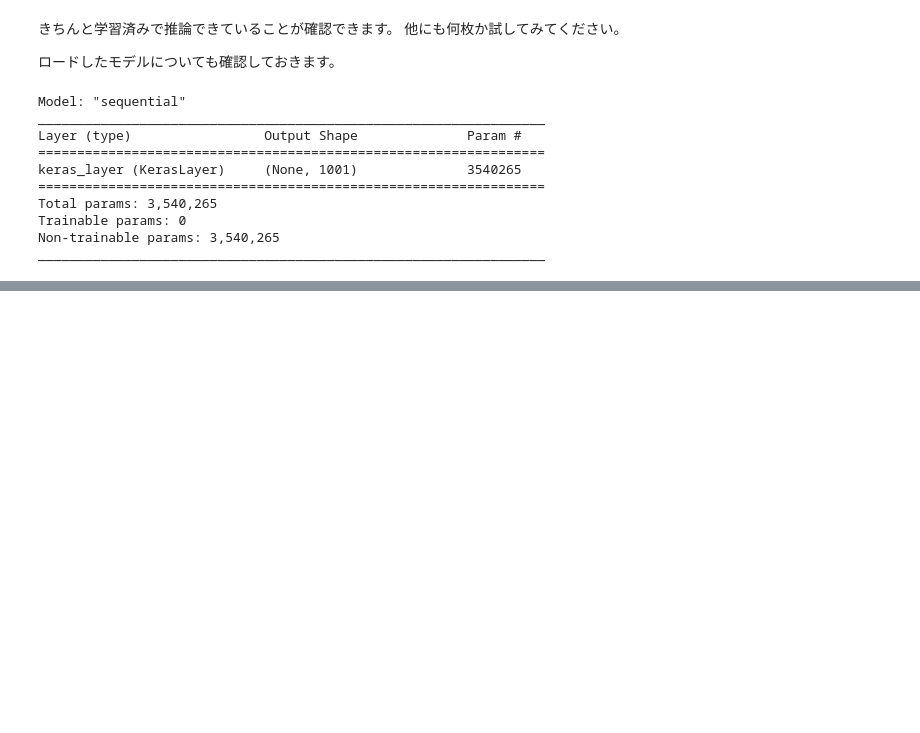
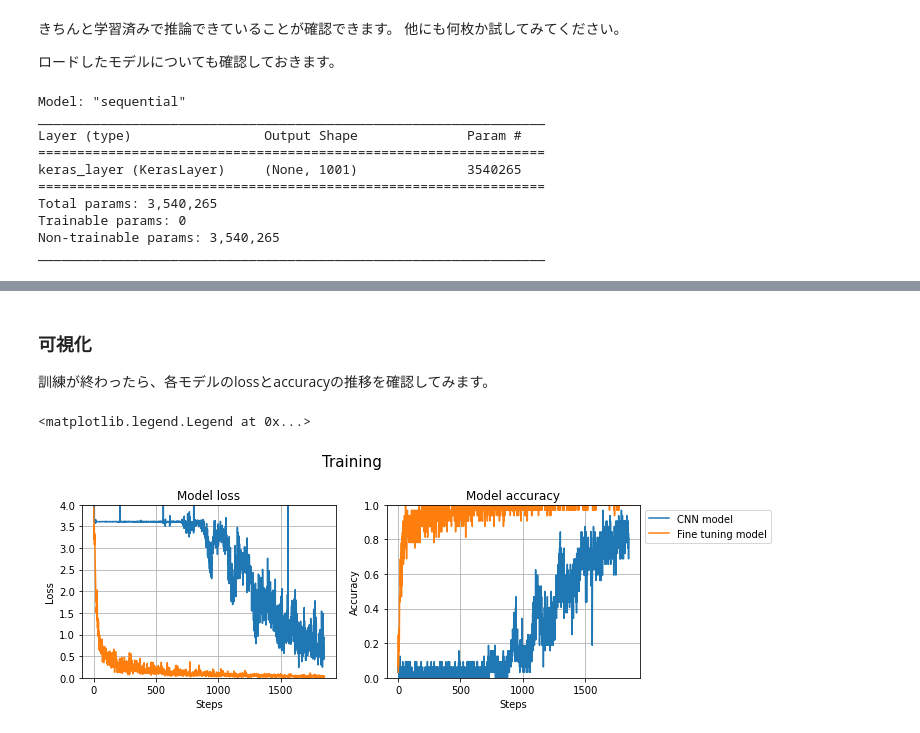
Before and after one commit to HidetakaKojo/machine-learning-notebooks, a Jupyter notebook: solutions/04_fine_tuning/04_fine_tuning.ipynb, the cells around one changed output, grey strips where cells are left out. Saved outputs shown, nothing was run; the diff lists cells and outputs as text; code cells hidden in the pictures; blank space fills up the shorter version.

Commit message:
update fine tuning solution

```diff
--- a/solutions/04_fine_tuning/04_fine_tuning.ipynb
+++ b/solutions/04_fine_tuning/04_fine_tuning.ipynb
@@ -226,0 +343,19 @@ plt.plot(batch_stats_callback.batch_acc)
+# %%
+class CollectBatchStats(tf.keras.callbacks.Callback):
+    def __init__(self):
+        self.batch_losses = []
+        self.batch_acc = []
+        self.epoch_val_losses = []
+        self.epoch_val_acc = []
+    def on_train_batch_end(self, batch, logs=None):
+        self.batch_losses.append(logs['loss'])
+        self.batch_acc.append(logs['categorical_accuracy'])
+        self.model.reset_metrics()
+
+    def on_epoch_end(self, epoch, logs=None):
+        self.epoch_val_losses.append(logs['val_loss'])
+        self.epoch_val_acc.append(logs['val_categorical_accuracy'])
+        self.model.reset_metrics()
+# %%
+batch_stats_callback_cnn = CollectBatchStats()
+cnn_model.fit(norm_train_dataset, validation_data=norm_val_dataset, epochs=10, callbacks=[batch_stats_callback_cnn])
@@ -226,0 +384,3 @@ plt.plot(batch_stats_callback.batch_acc)
+# %%
+batch_stats_callback_fine_tuning = CollectBatchStats()
+fine_tuning_model.fit(norm_train_dataset, validation_data=norm_val_dataset, epochs=10, callbacks=[batch_stats_callback_fine_tuning])
@@ -226,0 +409,28 @@ plt.plot(batch_stats_callback.batch_acc)
+# %% [markdown]
+### 可視化
+訓練が終わったら、各モデルのlossとaccuracyの推移を確認してみます。
+# %%
+plt.figure(figsize=(10, 7))
+plt.suptitle("Training", fontsize=15)
+plt.subplot(2, 2, 1)
+plt.title('Model loss')
+plt.ylabel("Loss")
+plt.xlabel("Steps")
+plt.ylim([0,4])
+plt.plot(batch_stats_callback_cnn.batch_losses, label="CNN model")
+plt.plot(batch_stats_callback_fine_tuning.batch_losses, label="Fine-tuning model")
+plt.grid()
+
+plt.subplot(2, 2, 2)
+plt.title('Model accuracy')
+plt.ylabel("Accuracy")
+plt.xlabel("Steps")
+plt.ylim([0,1])
+plt.plot(batch_stats_callback_cnn.batch_acc, label="CNN model")
+plt.plot(batch_stats_callback_fine_tuning.batch_acc, label="Fine tuning model")
+plt.grid()
+
+plt.legend(bbox_to_anchor=[1, 1])
+# %% [output]
+<matplotlib.legend.Legend at 0x...>
+[figure, added]
```
Also changed, not shown: parts of 56 cells of this notebook.
